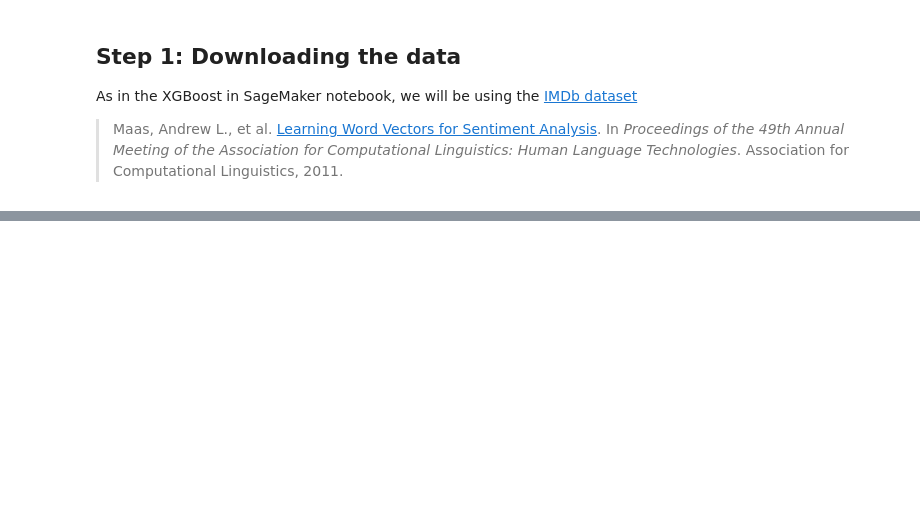
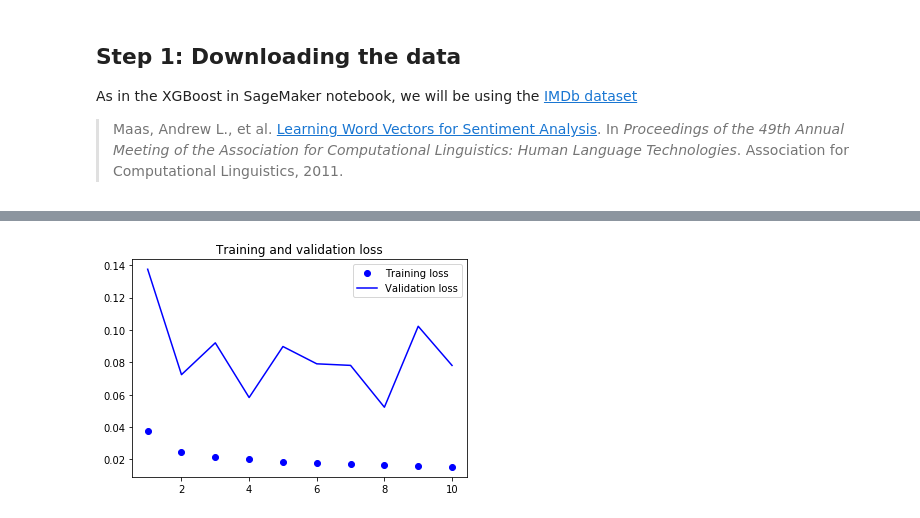
Before and after one commit to cviejom/Investment-and-Trading, a Jupyter notebook: notebooks/1.0-cvm-exploratory_data_analysis.ipynb, the cells around one changed output, grey strips where cells are left out. Cells and saved outputs as stored; diff of their text form; code cells hidden in the pictures; blank space fills up the shorter version.

```diff
--- a/notebooks/1.0-cvm-exploratory_data_analysis.ipynb
+++ b/notebooks/1.0-cvm-exploratory_data_analysis.ipynb
@@ -50,0 +502,4 @@ Also, as in the XGBoost notebook, we will be doing some initial data processing.
+# %%
+n_inputs = 15
+train_generator = TimeseriesGenerator(float_data, float_data[:,0], start_index = 0, end_index = max_train_idx, length = n_inputs, batch_size = 32, )
+val_generator = TimeseriesGenerator(float_data, float_data[:,0], start_index = min_val_idx - n_inputs , end_index = max_val_idx, length = n_inputs, batch_size = 1)
@@ -50,0 +541,25 @@ Also, as in the XGBoost notebook, we will be doing some initial data processing.
+# %%
+from keras.models import Sequential
+from keras import layers
+from keras.optimizers import RMSprop
+
+model = Sequential()
+model.add(layers.LSTM(128,
+                     dropout=0.1,
+                     recurrent_dropout=0.1,
+                     return_sequences=True,
+                     input_shape=(None, float_data.shape[-1])))
+
+model.add(layers.LSTM(32, activation='relu',
+                     dropout=0.2,
+                     recurrent_dropout=0.1))
+
+
+model.add(layers.Dense(1))
+
+model.compile(optimizer=RMSprop(), loss='mae')
+history = model.fit_generator(train_generator,
+                              steps_per_epoch=500,
+                              epochs=10,
+                              validation_data=val_generator,
+                              validation_steps=len(val_generator))
@@ -50,0 +587,18 @@ Also, as in the XGBoost notebook, we will be doing some initial data processing.
+# %%
+import matplotlib.pyplot as plt
+
+loss = history.history['loss']
+val_loss = history.history['val_loss']
+
+epochs = range(1, len(loss) + 1)
+
+plt.figure()
+
+plt.plot(epochs, loss, 'bo', label='Training loss')
+plt.plot(epochs, val_loss, 'b', label='Validation loss')
+plt.title('Training and validation loss')
+plt.legend()
+
+plt.show()
+# %% [output]
+[figure, added]
```
Also changed, not shown: parts of 70 cells of this notebook, 1 other file.
